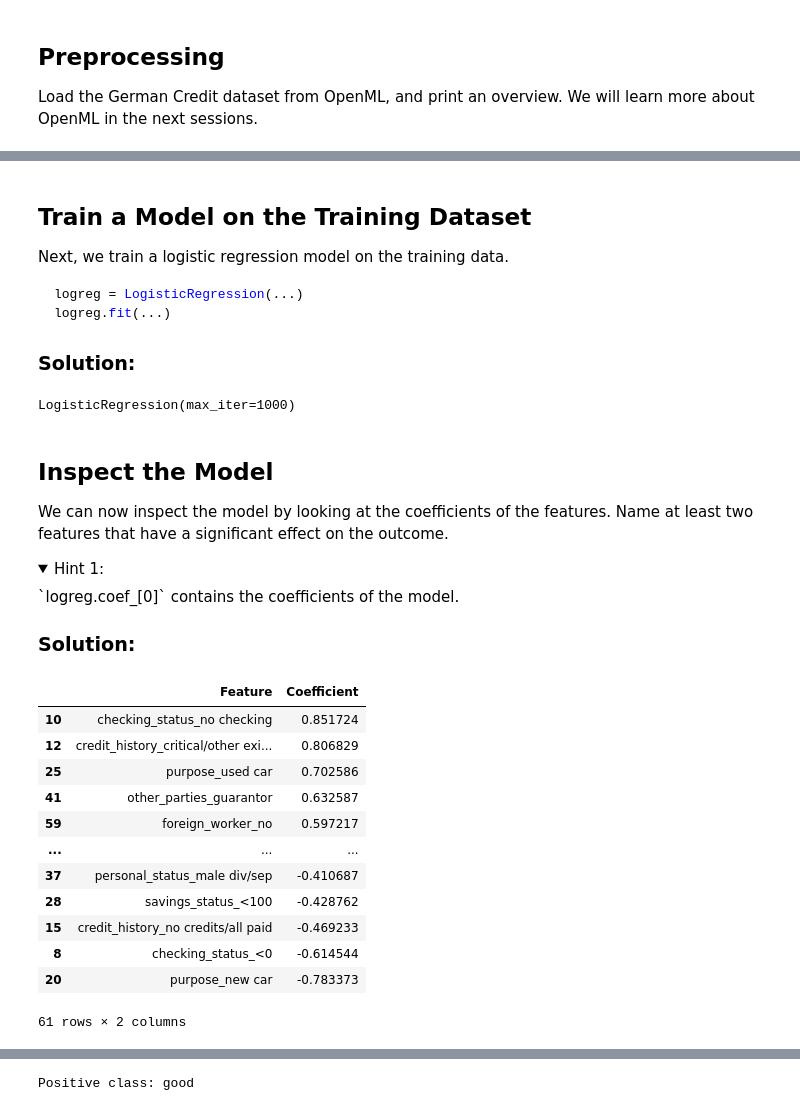
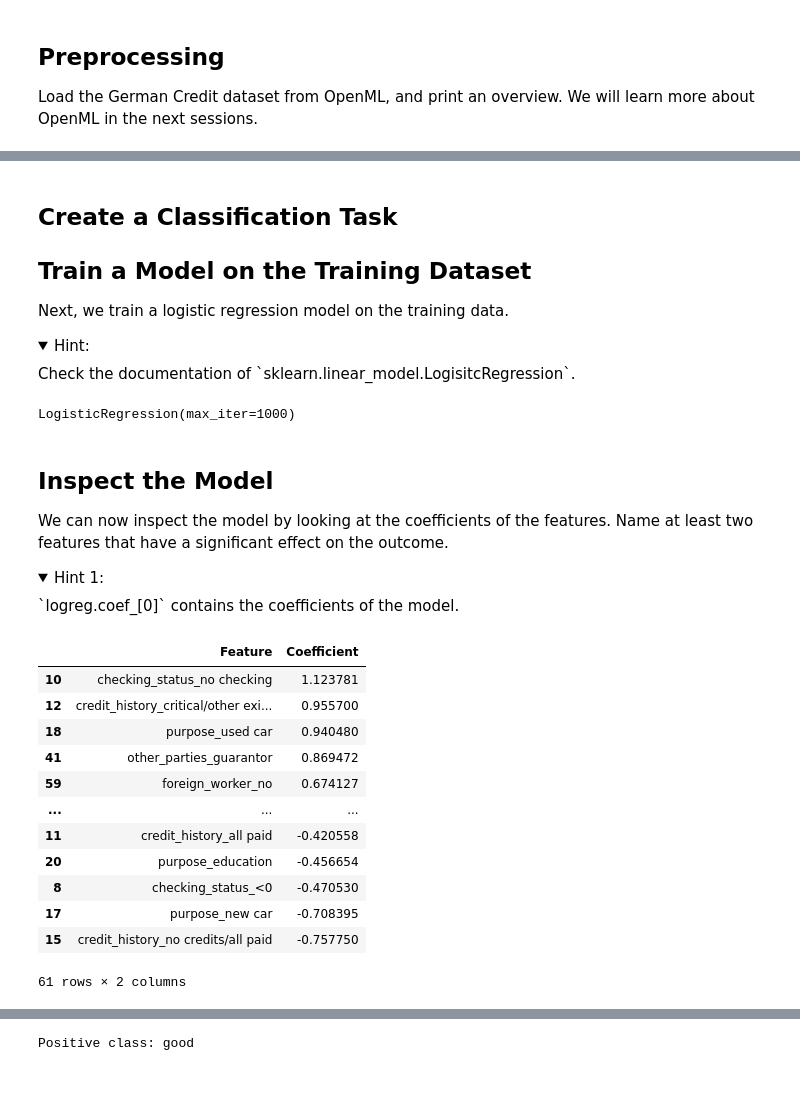
Before and after one commit to slds-lmu/lecture_appml, a Jupyter notebook: exercises/01_introduction/01_1_train_predict_evaluate_py.ipynb, the cells around one changed output, grey strips where cells are left out. Cells and saved outputs as stored; diff of their text form; code cells hidden in the pictures; folded sections open; blank space fills up the shorter version.

Commit message:
added solution tag to 01_1

````diff
--- a/exercises/01_introduction/01_1_train_predict_evaluate_py.ipynb
+++ b/exercises/01_introduction/01_1_train_predict_evaluate_py.ipynb
@@ -92,0 +93,3 @@ df.describe(include="all")
+# %%
+y = german_data.target
+y
@@ -93,3 +110,6 @@ df.describe(include="all")
+# %%
+# One-hot encode categorical features for both training and test sets
+X = pd.get_dummies(X)
 # %% [markdown]
 # Exercises:
 Now, we can start building a model. To do so, we need to address the following questions:
@@ -142,18 +163,18 @@ The class label is stored in the column "class".
 
 ### Solution:
 # %%
+#===SOLUTION===
+
 # Split the dataset into training (70%) and test (30%) sets
 rng = np.random.default_rng(seed=100)
 
-indices = df.index.tolist()
-train_size = int(0.7 * df.shape[0])
-train_ids = np.random.choice(indices, size=train_size, replace=False)
+indices = X.index.tolist()
+train_size = int(0.7 * X.shape[0])
+train_ids = rng.choice(indices, size=train_size, replace=False)
 test_ids = list(set(indices) - set(train_ids))
-train_set = df.loc[train_ids]
-test_set = df.loc[test_ids]
 
 # Separate features and target (target is in column "class")
-X_train = train_set.drop("class", axis=1)
-y_train = train_set["class"]
-X_test = test_set.drop("class", axis=1)
-y_test = test_set["class"]
+X_train = X.loc[train_ids]
+y_train = y.loc[train_ids]
+X_test = X.loc[test_ids]
+y_test = y.loc[test_ids]
@@ -186,20 +181,21 @@ X_train_encoded, X_test_encoded = X_train_encoded.align(X_test_encoded, join="ou
 # %% [markdown]
+## Create a Classification Task
+
 ## Train a Model on the Training Dataset
 
 Next, we train a logistic regression model on the training data.
 
-```python
-logreg = LogisticRegression(...)
-logreg.fit(...)
-```
-
-### Solution:
+<details><summary>Hint:</summary>
+    Check the documentation of `sklearn.linear_model.LogisitcRegression`.
+</details>
 # %%
+#===SOLUTION===
+
 from sklearn.linear_model import LogisticRegression
 
 # Train a logistic regression model using sklearn
 logreg = LogisticRegression(max_iter=1000)
-logreg.fit(X_train_encoded, y_train)
+logreg.fit(X_train, y_train)
 # %% [output]
 LogisticRegression(max_iter=1000)
 # %% [markdown]
@@ -210,26 +206,25 @@ We can now inspect the model by looking at the coefficients of the features. Nam
  `logreg.coef_[0]` contains the coefficients of the model.
 
 </details>
-
-
-### Solution:
 # %%
+#===SOLUTION===
+
 # Print the model coefficients along with their corresponding feature names
 coef = logreg.coef_[0]
-features = X_train_encoded.columns
+features = X_train.columns
 coefficients_df = pd.DataFrame({"Feature": features, "Coefficient": coef})
 coefficients_df.sort_values(by="Coefficient", ascending=False)
 # %% [output]
 |  | Feature | Coefficient |
-| 10 | checking_status_no checking | 0.851724 |
-| 12 | credit_history_critical/other exi... | 0.806829 |
-| 25 | purpose_used car | 0.702586 |
-| 41 | other_parties_guarantor | 0.632587 |
-| 59 | foreign_worker_no | 0.597217 |
+| 10 | checking_status_no checking | 1.123781 |
+| 12 | credit_history_critical/other exi... | 0.955700 |
+| 18 | purpose_used car | 0.940480 |
+| 41 | other_parties_guarantor | 0.869472 |
+| 59 | foreign_worker_no | 0.674127 |
 | ... | ... | ... |
-| 37 | personal_status_male div/sep | -0.410687 |
-| 28 | savings_status_<100 | -0.428762 |
-| 15 | credit_history_no credits/all paid | -0.469233 |
-| 8 | checking_status_<0 | -0.614544 |
-| 20 | purpose_new car | -0.783373 |
+| 11 | credit_history_all paid | -0.420558 |
+| 20 | purpose_education | -0.456654 |
+| 8 | checking_status_<0 | -0.470530 |
+| 17 | purpose_new car | -0.708395 |
+| 15 | credit_history_no credits/all paid | -0.757750 |
 61 rows × 2 columns
````
Also changed, not shown: parts of 18 cells of this notebook.
